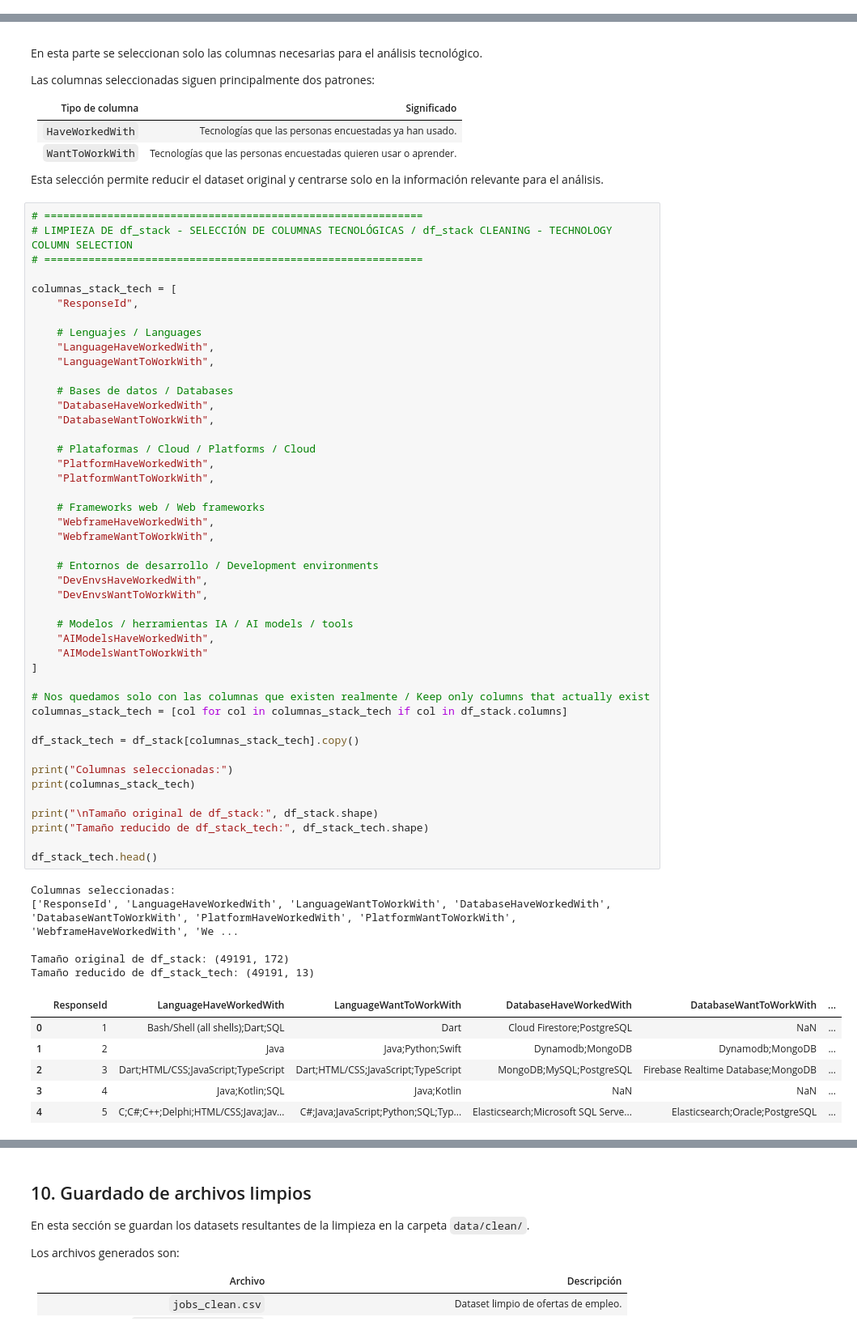
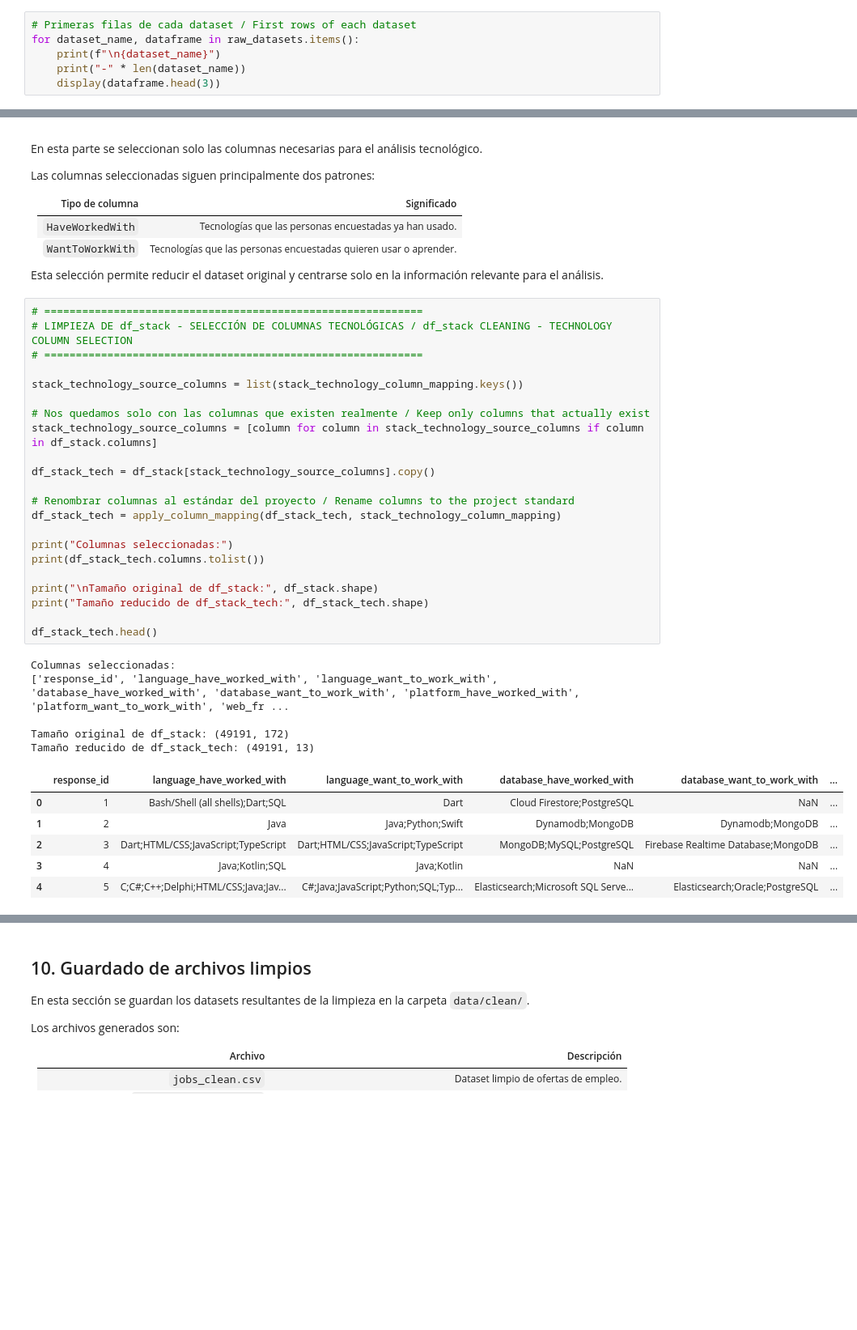
Before and after one commit to Gema-Villanueva/proyecto-eda-roles-datos, a Jupyter notebook: notebooks/02_cleaning.ipynb, the cells around one changed output, grey strips where cells are left out. Shown at 81% size. Cells and saved outputs as stored; diff of their text form; blank space fills up the shorter version.

```diff
--- a/notebooks/02_cleaning.ipynb
+++ b/notebooks/02_cleaning.ipynb
@@ -275,0 +394,6 @@ Esta comprobación permite entender el estado inicial de los datos antes de modi
+# %%
+# Primeras filas de cada dataset / First rows of each dataset
+for dataset_name, dataframe in raw_datasets.items():
+    print(f"\n{dataset_name}")
+    print("-" * len(dataset_name))
+    display(dataframe.head(3))
@@ -482,55 +670,32 @@ Esta selección permite reducir el dataset original y centrarse solo en la infor
 # %%
 # ============================================================
 # LIMPIEZA DE df_stack - SELECCIÓN DE COLUMNAS TECNOLÓGICAS / df_stack CLEANING - TECHNOLOGY COLUMN SELECTION
 # ============================================================
 
-columnas_stack_tech = [
-    "ResponseId",
-
-    # Lenguajes / Languages
-    "LanguageHaveWorkedWith",
-    "LanguageWantToWorkWith",
-
-    # Bases de datos / Databases
-    "DatabaseHaveWorkedWith",
-    "DatabaseWantToWorkWith",
-
-    # Plataformas / Cloud / Platforms / Cloud
-    "PlatformHaveWorkedWith",
-    "PlatformWantToWorkWith",
-
-    # Frameworks web / Web frameworks
-    "WebframeHaveWorkedWith",
-    "WebframeWantToWorkWith",
-
-    # Entornos de desarrollo / Development environments
-    "DevEnvsHaveWorkedWith",
-    "DevEnvsWantToWorkWith",
-
-    # Modelos / herramientas IA / AI models / tools
-    "AIModelsHaveWorkedWith",
-    "AIModelsWantToWorkWith"
-]
+stack_technology_source_columns = list(stack_technology_column_mapping.keys())
 
 # Nos quedamos solo con las columnas que existen realmente / Keep only columns that actually exist
-columnas_stack_tech = [col for col in columnas_stack_tech if col in df_stack.columns]
+stack_technology_source_columns = [column for column in stack_technology_source_columns if column in df_stack.columns]
 
-df_stack_tech = df_stack[columnas_stack_tech].copy()
+df_stack_tech = df_stack[stack_technology_source_columns].copy()
+
+# Renombrar columnas al estándar del proyecto / Rename columns to the project standard
+df_stack_tech = apply_column_mapping(df_stack_tech, stack_technology_column_mapping)
 
 print("Columnas seleccionadas:")
-print(columnas_stack_tech)
+print(df_stack_tech.columns.tolist())
 
 print("\nTamaño original de df_stack:", df_stack.shape)
 print("Tamaño reducido de df_stack_tech:", df_stack_tech.shape)
 
 df_stack_tech.head()
 # %% [output]
 Columnas seleccionadas:
-['ResponseId', 'LanguageHaveWorkedWith', 'LanguageWantToWorkWith', 'DatabaseHaveWorkedWith', 'DatabaseWantToWorkWith', 'PlatformHaveWorkedWith', 'PlatformWantToWorkWith', 'WebframeHaveWorkedWith', 'We ...
+['response_id', 'language_have_worked_with', 'language_want_to_work_with', 'database_have_worked_with', 'database_want_to_work_with', 'platform_have_worked_with', 'platform_want_to_work_with', 'web_fr ...
 
 Tamaño original de df_stack: (49191, 172)
 Tamaño reducido de df_stack_tech: (49191, 13)
-|  | ResponseId | LanguageHaveWorkedWith | LanguageWantToWorkWith | DatabaseHaveWorkedWith | DatabaseWantToWorkWith | ... |
+|  | response_id | language_have_worked_with | language_want_to_work_with | database_have_worked_with | database_want_to_work_with | ... |
 | 0 | 1 | Bash/Shell (all shells);Dart;SQL | Dart | Cloud Firestore;PostgreSQL | NaN | ... |
 | 1 | 2 | Java | Java;Python;Swift | Dynamodb;MongoDB | Dynamodb;MongoDB | ... |
 | 2 | 3 | Dart;HTML/CSS;JavaScript;TypeScript | Dart;HTML/CSS;JavaScript;TypeScript | MongoDB;MySQL;PostgreSQL | Firebase Realtime Database;MongoDB | ... |
```
Also changed, not shown: parts of 46 cells of this notebook, 3 other files.
